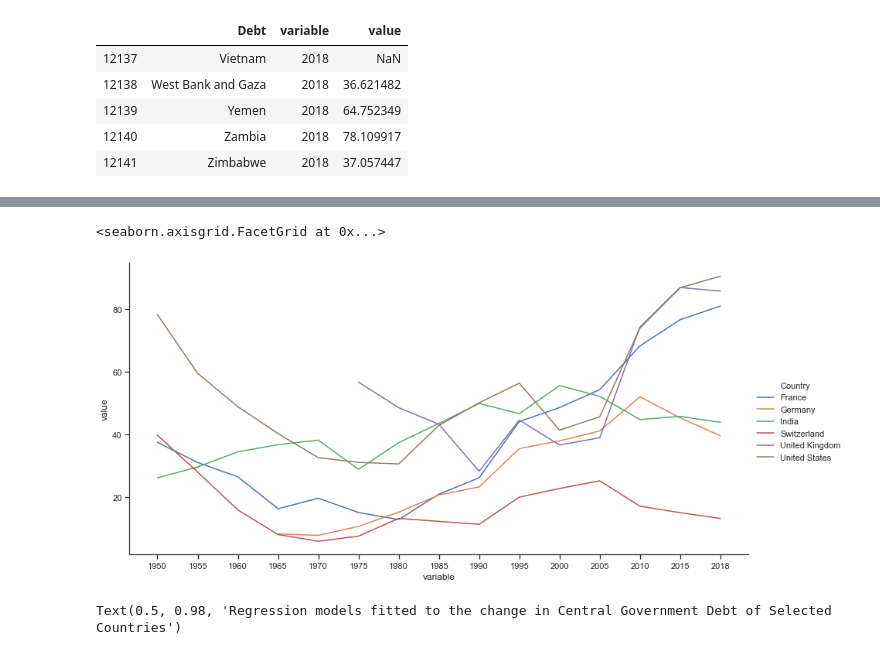
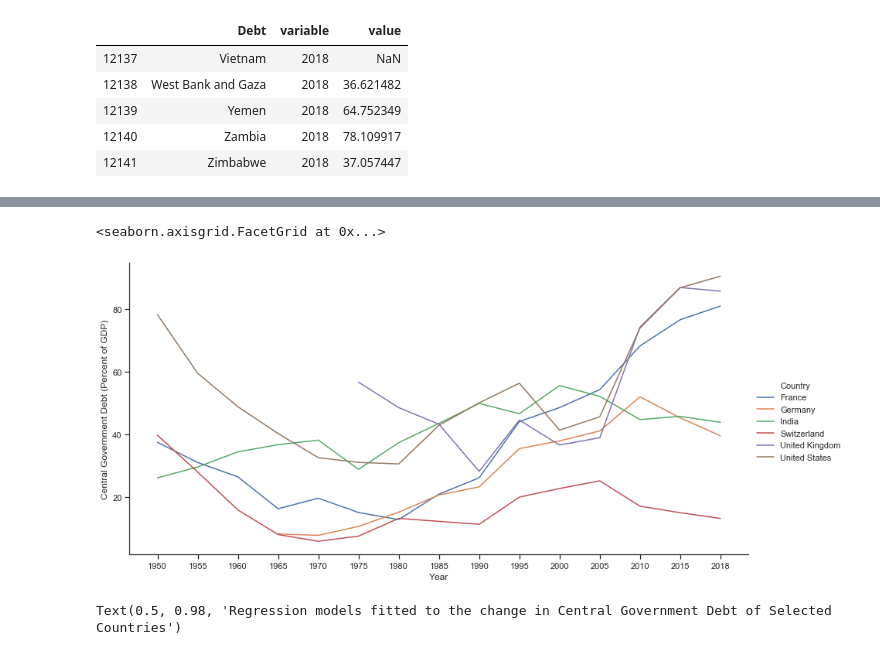
Before and after one commit to skhiearth/International-Debt-Statistics, a Jupyter notebook: IDS.ipynb, the cells around one changed output, grey strips where cells are left out. Saved outputs shown, nothing was run; the diff lists cells and outputs as text; code cells hidden in the pictures.

```diff
--- a/IDS.ipynb
+++ b/IDS.ipynb
@@ -81,9 +79,10 @@ See the caveats in the documentation: http://pandas.pydata.org/pandas-docs/stabl
 # %%
-sns.relplot(x = "variable", y = "value", data = select_countries,
+rel = sns.relplot(x = "variable", y = "value", data = select_countries,
             hue = "Country", kind = "line", height = 6, aspect = 2.0)
+rel.set(xlabel='Year', ylabel='Central Government Debt (Percent of GDP)')
 # %% [output]
 <seaborn.axisgrid.FacetGrid at 0x...>
-[figure, old version]
+[figure, new version]
 # %%
 # Creating the Facet Grid
 facet = sns.FacetGrid(select_countries, col= "Country", col_wrap=3, height = 3)
```
Also changed, not shown: parts of 2 cells of this notebook.
